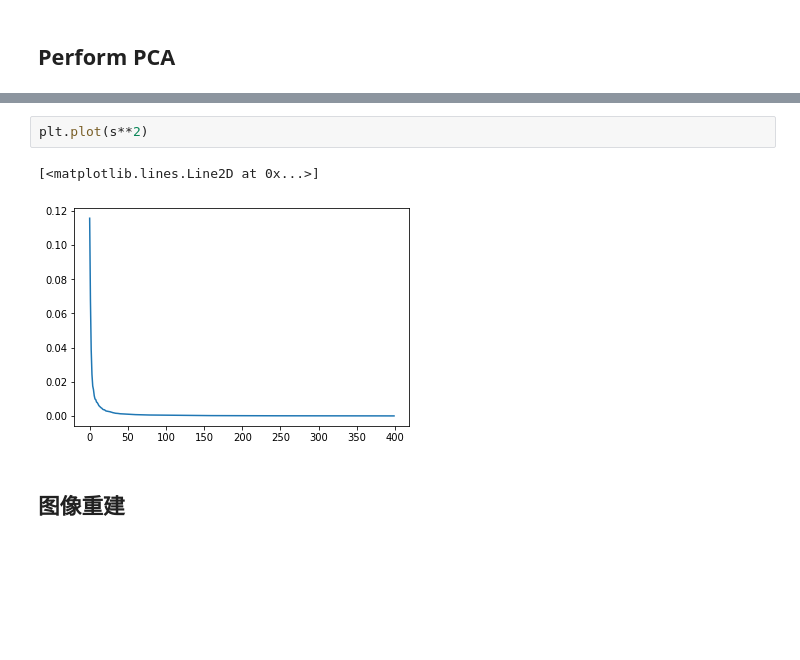
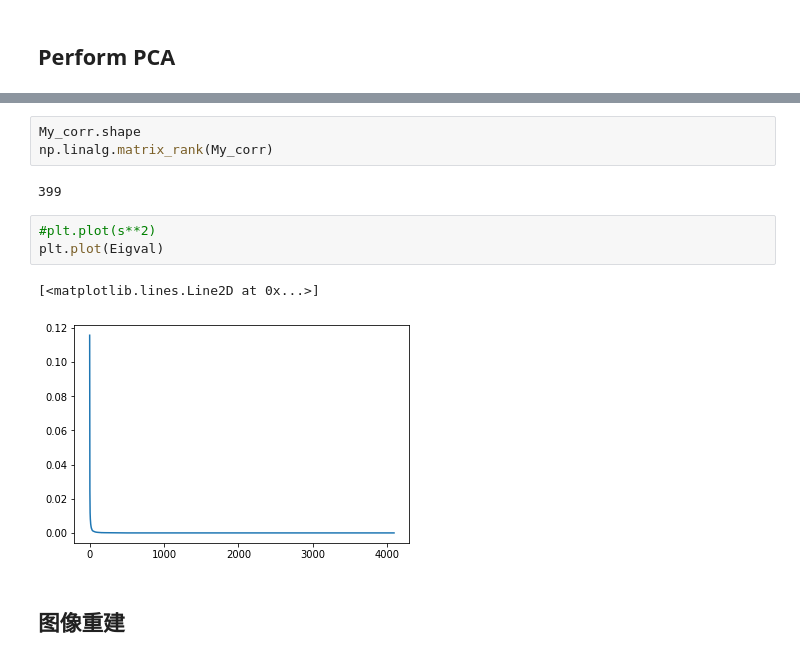
Before and after one commit to haitaozhao/PRSL, a Jupyter notebook: 10. Principal Component Analysis/compute_eigenfaces.ipynb, the cells around one changed output, grey strips where cells are left out. Saved outputs shown, nothing was run; the diff lists cells and outputs as text; blank space fills up the shorter version.

```diff
--- a/10. Principal Component Analysis/compute_eigenfaces.ipynb
+++ b/10. Principal Component Analysis/compute_eigenfaces.ipynb
@@ -55,8 +76,14 @@ plot_gallery("Eigenfaces", VT[:12],n_col=6, n_row=2)
+# %%
+My_corr.shape
+np.linalg.matrix_rank(My_corr)
+# %% [output]
+399
 # %%
-plt.plot(s**2)
+#plt.plot(s**2)
+plt.plot(Eigval)
 # %% [output]
 [<matplotlib.lines.Line2D at 0x...>]
-[figure, old version]
+[figure, new version]
 # %% [markdown]
 ## 图像重建
 # %%
```
Also changed, not shown: parts of 6 cells of this notebook, 2 other files.
